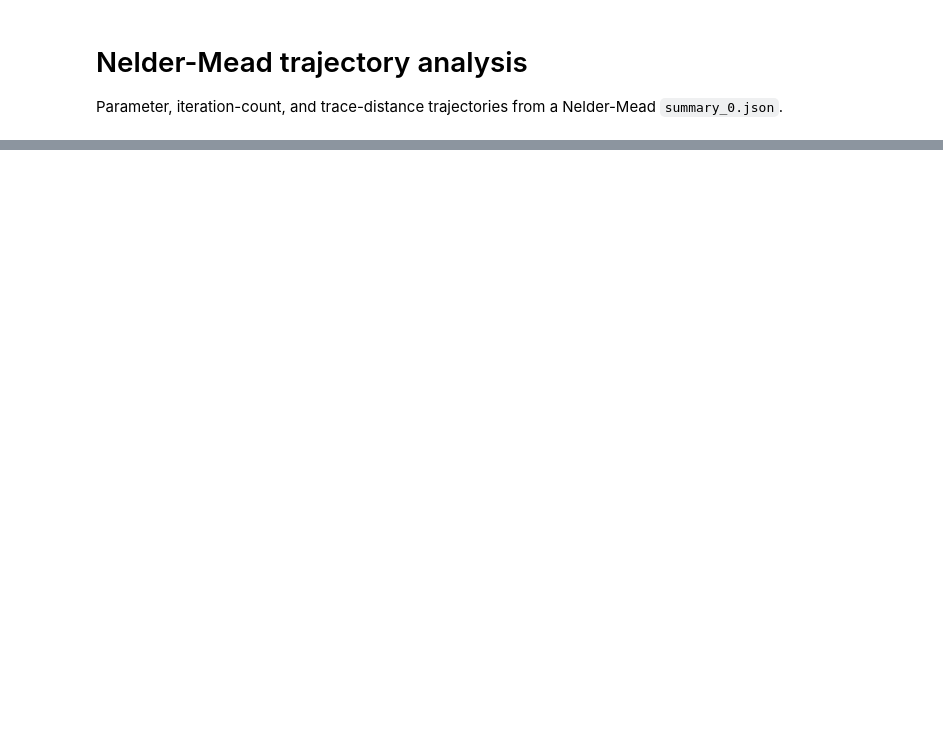
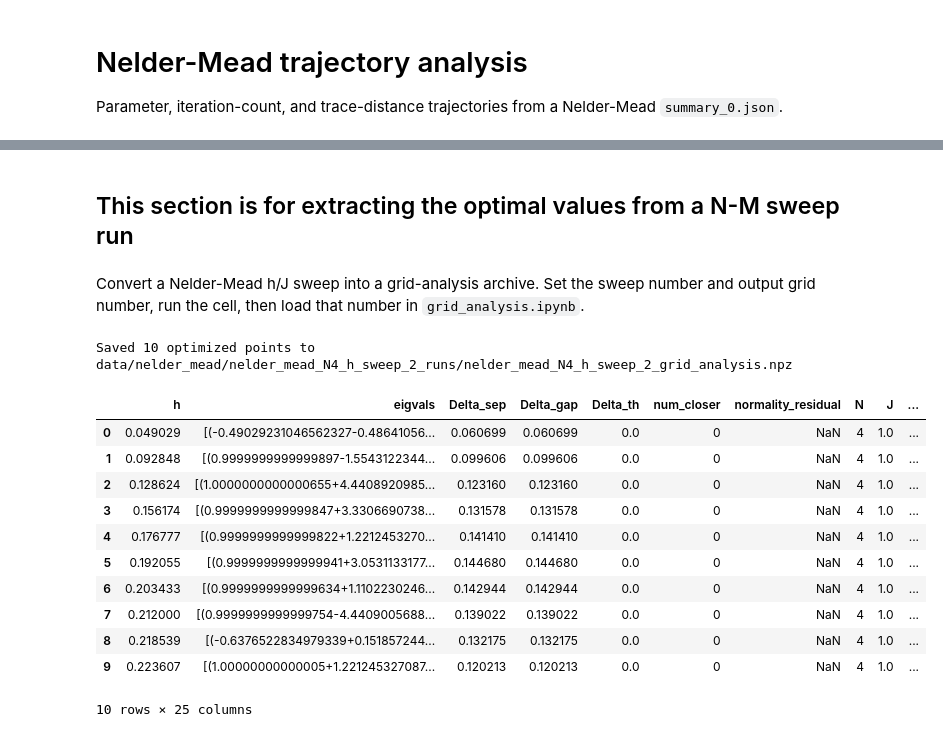
Before and after one commit to gabrielmaresch/groundstate_prep, a Jupyter notebook: nelder-mead-trajectory-analysis.ipynb, the cells around one changed output, grey strips where cells are left out. Drawn from its saved outputs; the diff is of its cells as text; code cells hidden in the pictures; blank space fills up the shorter version.

```diff
--- a/nelder-mead-trajectory-analysis.ipynb
+++ b/nelder-mead-trajectory-analysis.ipynb
@@ -123,0 +126,66 @@ plt.show()
+# %% [markdown]
+## This section is for extracting the optimal values from a N-M sweep run
+# %% [markdown]
+Convert a Nelder-Mead h/J sweep into a grid-analysis archive. Set the sweep number and output grid number, run the cell, then load that number in `grid_analysis.ipynb`.
+# %%
+nelder_mead_sweep_number = 2
+N = 4
+run_dir = Path(f'data/nelder_mead/nelder_mead_N{N}_h_sweep_{nelder_mead_sweep_number}_runs')
+output_path = run_dir / f'nelder_mead_N{N}_h_sweep_{nelder_mead_sweep_number}_grid_analysis.npz'
+archive_keys = ['h', 'eigvals', 'Delta_sep', 'Delta_gap', 'Delta_th', 'num_closer', 'normality_residual']
+
+rows = []
+for point_dir in sorted(run_dir.glob('point_*')):
+    summary_path = point_dir / 'summary_0.json'
+    if not summary_path.exists():
+        print(f"Skipping {point_dir.name}: no summary_0.json")
+        continue
+    summary = json.loads(summary_path.read_text())
+    best = summary['best_valid_evaluation']
+    if best is None:
+        print(f"Skipping {point_dir.name}: no valid optimum")
+        continue
+    params = best['parameters']
+    archive = np.load(point_dir / f'superoperator_N{N}_single_0.npz')
+
+    row = {key: archive[key].item() if archive[key].shape == () else archive[key] for key in archive_keys}
+    row.update(summary['fixed_parameters'])
+    row.update({key: params[key] for key in ['alpha', 'sigma', 'omega_max', 'T', 'tau']})
+    row.update(num_iterations=best['num_iterations'], trace_distance=best['trace_distance'])
+    rows.append(row)
+    archive.close()
+
+nelder_mead_grid_data = pd.DataFrame(rows).sort_values('h_over_J')
+output_path.parent.mkdir(parents=True, exist_ok=True)
+
+payload = {
+    key: nelder_mead_grid_data[key].to_numpy(float)
+    for key in [
+        'h', 'alpha', 'sigma', 'omega_max', 'beta', 'h_over_J',
+        'Delta_sep', 'Delta_th', 'trace_distance', 'num_iterations',
+        'Delta_gap', 'normality_residual', 'T', 'tau',
+    ]
+}
+payload.update(
+    eigvals=np.stack(nelder_mead_grid_data['eigvals']),
+    num_closer=nelder_mead_grid_data['num_closer'].to_numpy(int),
+    channels=np.empty(0),
+)
+np.savez_compressed(output_path, **payload)
+
+print(f'Saved {len(nelder_mead_grid_data)} optimized points to {output_path}')
+nelder_mead_grid_data
+# %% [output]
+Saved 10 optimized points to data/nelder_mead/nelder_mead_N4_h_sweep_2_runs/nelder_mead_N4_h_sweep_2_grid_analysis.npz
+|  | h | eigvals | Delta_sep | Delta_gap | Delta_th | num_closer | normality_residual | N | J | ... |
+| 0 | 0.049029 | [(-0.49029231046562327-0.48641056... | 0.060699 | 0.060699 | 0.0 | 0 | NaN | 4 | 1.0 | ... |
+| 1 | 0.092848 | [(0.9999999999999897-1.5543122344... | 0.099606 | 0.099606 | 0.0 | 0 | NaN | 4 | 1.0 | ... |
+| 2 | 0.128624 | [(1.0000000000000655+4.4408920985... | 0.123160 | 0.123160 | 0.0 | 0 | NaN | 4 | 1.0 | ... |
+| 3 | 0.156174 | [(0.9999999999999847+3.3306690738... | 0.131578 | 0.131578 | 0.0 | 0 | NaN | 4 | 1.0 | ... |
+| 4 | 0.176777 | [(0.9999999999999822+1.2212453270... | 0.141410 | 0.141410 | 0.0 | 0 | NaN | 4 | 1.0 | ... |
+| 5 | 0.192055 | [(0.9999999999999941+3.0531133177... | 0.144680 | 0.144680 | 0.0 | 0 | NaN | 4 | 1.0 | ... |
+| 6 | 0.203433 | [(0.9999999999999634+1.1102230246... | 0.142944 | 0.142944 | 0.0 | 0 | NaN | 4 | 1.0 | ... |
+| 7 | 0.212000 | [(0.9999999999999754-4.4409005688... | 0.139022 | 0.139022 | 0.0 | 0 | NaN | 4 | 1.0 | ... |
+| 8 | 0.218539 | [(-0.6376522834979339+0.151857244... | 0.132175 | 0.132175 | 0.0 | 0 | NaN | 4 | 1.0 | ... |
+| 9 | 0.223607 | [(1.00000000000005+1.221245327087... | 0.120213 | 0.120213 | 0.0 | 0 | NaN | 4 | 1.0 | ... |
+10 rows × 25 columns
```
Also changed, not shown: parts of 4 cells of this notebook, 48 other files.
